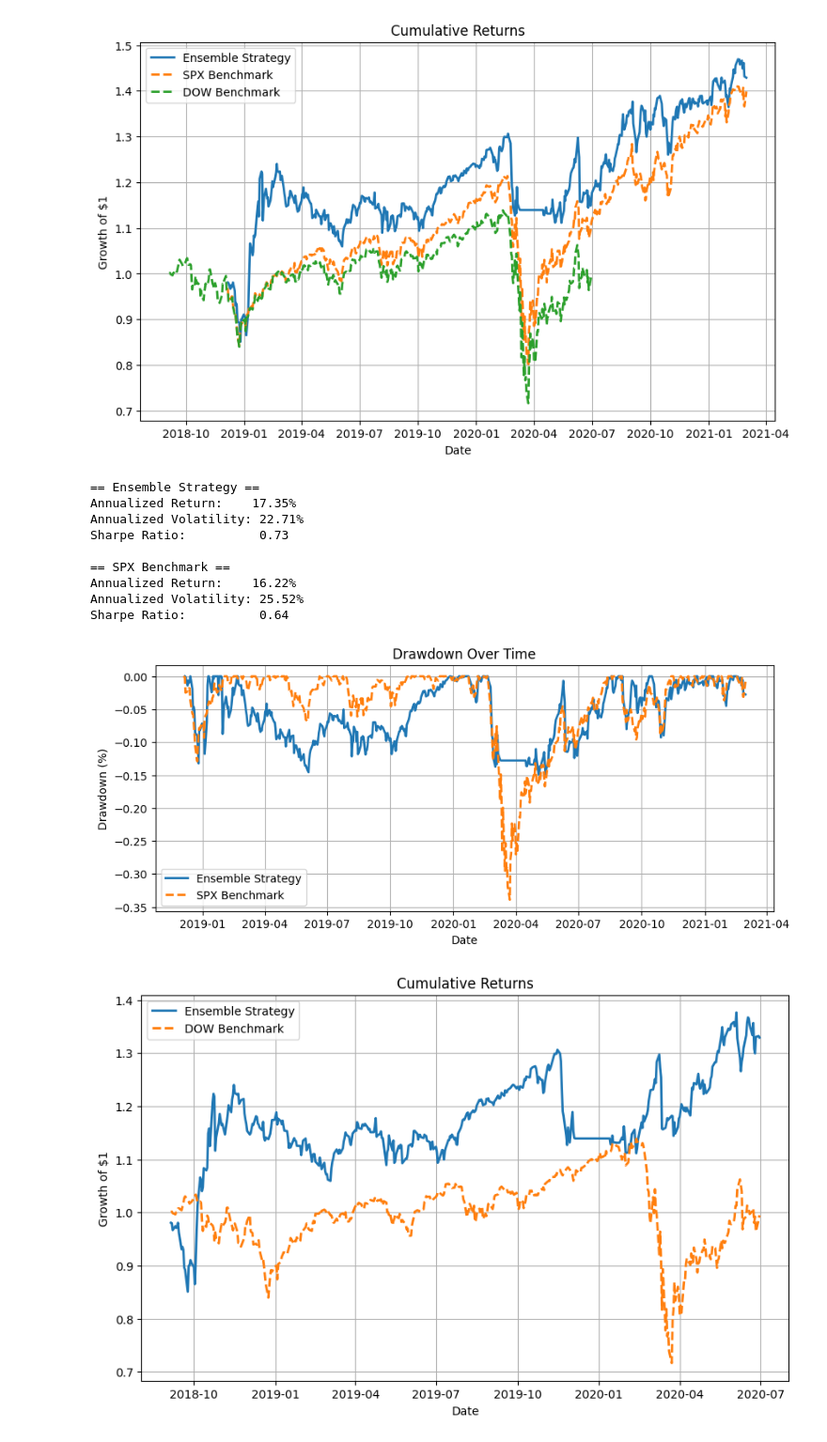
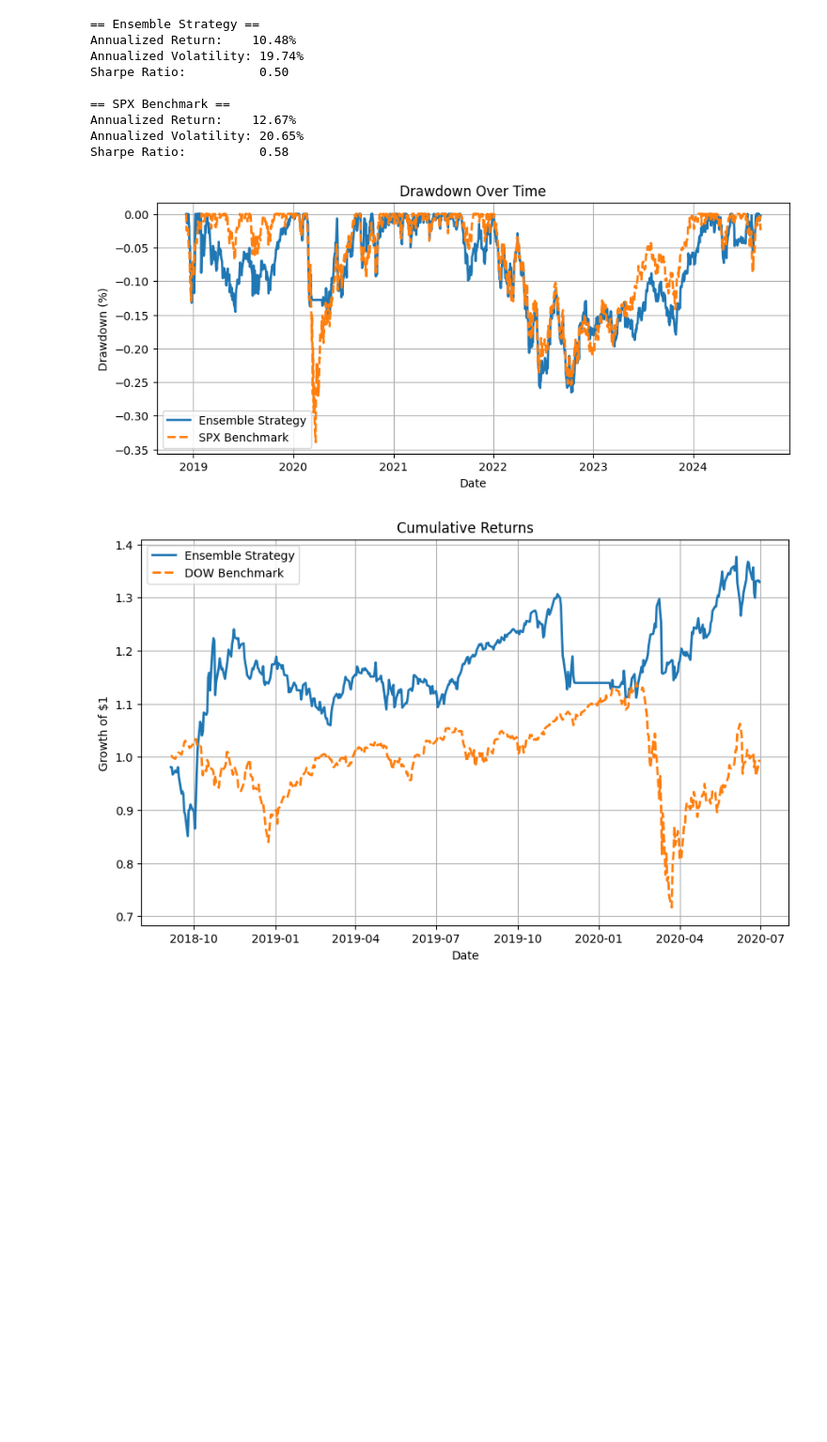
Before and after one commit to elaineleiyoung/FinRL-Trading, a Jupyter notebook: DRL-for-Trading/backtesting.ipynb, the cells around one changed output. Shown at 94% size. Saved outputs shown, nothing was run; the diff lists cells and outputs as text; code cells hidden in the pictures; blank space fills up the shorter version.

```diff
--- a/DRL-for-Trading/backtesting.ipynb
+++ b/DRL-for-Trading/backtesting.ipynb
@@ -102,0 +190,19 @@ spx_strat = backtest_strat(spx_df)
+# %%
+def get_account_value(model_name, file_path,start_period = 26, end_period = 63):
+    df_account_value=pd.DataFrame()
+    for i in range(start_period, end_period): #26
+        temp = pd.read_csv('E:/ucb/code/capstone/FinRL-Trading/DRL-for-Trading/{}/account_value_trade_{}_{}.csv'.format(file_path,model_name,i))
+        df_account_value = pd.concat([df_account_value,temp])
+    df_account_value = pd.DataFrame({'account_value':df_account_value['0']})
+    sharpe=(252**0.5)*df_account_value.account_value.pct_change(1).mean()/df_account_value.account_value.pct_change(1).std()
+    print(sharpe)
+    df_account_value = df_account_value.reset_index(drop=True)
+    df_account_value=df_account_value.join(df_trade_date[:].reset_index(drop=True))
+    return df_account_value
+# %%
+ensemble_account_value = get_account_value('ensemble','results_fix',26,49)
+ensemble_account_value.account_value.plot()
+ensemble_account_value = get_daily_return(ensemble_account_value)
+ensemble_account_value['Date'] = spx_df['Date']
+ensemble_account_value.head()
+ensemble_strat = backtest_strat(ensemble_account_value) #[0:1097]
@@ -223,33 +341,4 @@ ensemble_strat = backtest_strat(ensemble_account_value) #[0:1097]
 # %%
-import pandas as pd
-import numpy as np
-import matplotlib.pyplot as plt
-
-###################################
-# 1) PREPARE DATA
-###################################
-# Ensure that ensemble_strat and dow_strat have the same date index
-ensemble_strat, spx_strat = ensemble_strat.align(spx_strat, join='inner')
-
-# Compute cumulative returns for both strategies
-ensemble_cum = (1 + ensemble_strat).cumprod()
-spx_cum = (1 + spx_strat).cumprod()
-dow_cum = (1 + dow_strat).cumprod()
-
-###################################
-# 2) CUMULATIVE RETURNS PLOT
-###################################
-plt.figure(figsize=(10, 6))
-plt.plot(ensemble_cum.index, ensemble_cum, label='Ensemble Strategy', linewidth=2)
-plt.plot(spx_cum.index, spx_cum, label='SPX Benchmark', linestyle="dashed", linewidth=2)
-plt.plot(dow_cum.index, dow_cum, label='DOW Benchmark', linestyle="dashed", linewidth=2)
-plt.title('Cumulative Returns')
-plt.xlabel('Date')
-plt.ylabel('Growth of $1')
-plt.legend()
-plt.grid(True)
-plt.show()
-
 ###################################
 # 3) PERFORMANCE METRICS
 ###################################
@@ -283,44 +372,43 @@ print(f"Annualized Volatility: {ensemble_av:.2%}")
 print(f"Sharpe Ratio:          {ensemble_sr:.2f}")
 
 print("\n== SPX Benchmark ==")
 print(f"Annualized Return:    {dow_ar:.2%}")
 print(f"Annualized Volatility: {dow_av:.2%}")
 print(f"Sharpe Ratio:          {dow_sr:.2f}")
 
 ###################################
 # 4) DRAWDOWN PLOT
 ###################################
 def drawdown(returns):
     """Compute the percentage drawdown."""
     cum_returns = (1 + returns).cumprod()
     high_watermark = cum_returns.cummax()
     dd = (cum_returns - high_watermark) / high_watermark
     return dd
 
 ensemble_dd = drawdown(ensemble_strat)
 dow_dd = drawdown(spx_strat)
 
 plt.figure(figsize=(10, 4))
 plt.plot(ensemble_dd.index, ensemble_dd, label='Ensemble Strategy', linewidth=2)
 plt.plot(dow_dd.index, dow_dd, label='SPX Benchmark', linestyle="dashed", linewidth=2)
 plt.title('Drawdown Over Time')
 plt.xlabel('Date')
 plt.ylabel('Drawdown (%)')
 plt.legend()
 plt.grid(True)
 plt.show()
 # %% [output]
+== Ensemble Strategy ==
+Annualized Return:    10.48%
+Annualized Volatility: 19.74%
+Sharpe Ratio:          0.50
+
+== SPX Benchmark ==
+Annualized Return:    12.67%
+Annualized Volatility: 20.65%
+Sharpe Ratio:          0.58
-[figure, old version]
+[figure, new version]
-== Ensemble Strategy ==
-Annualized Return:    17.35%
-Annualized Volatility: 22.71%
-Sharpe Ratio:          0.73
-
-== SPX Benchmark ==
-Annualized Return:    16.22%
-Annualized Volatility: 25.52%
-Sharpe Ratio:          0.64
-[figure, removed]
 # %%
 import pandas as pd
 import numpy as np
```
Also changed, not shown: parts of 41 cells of this notebook, 7 other files.
